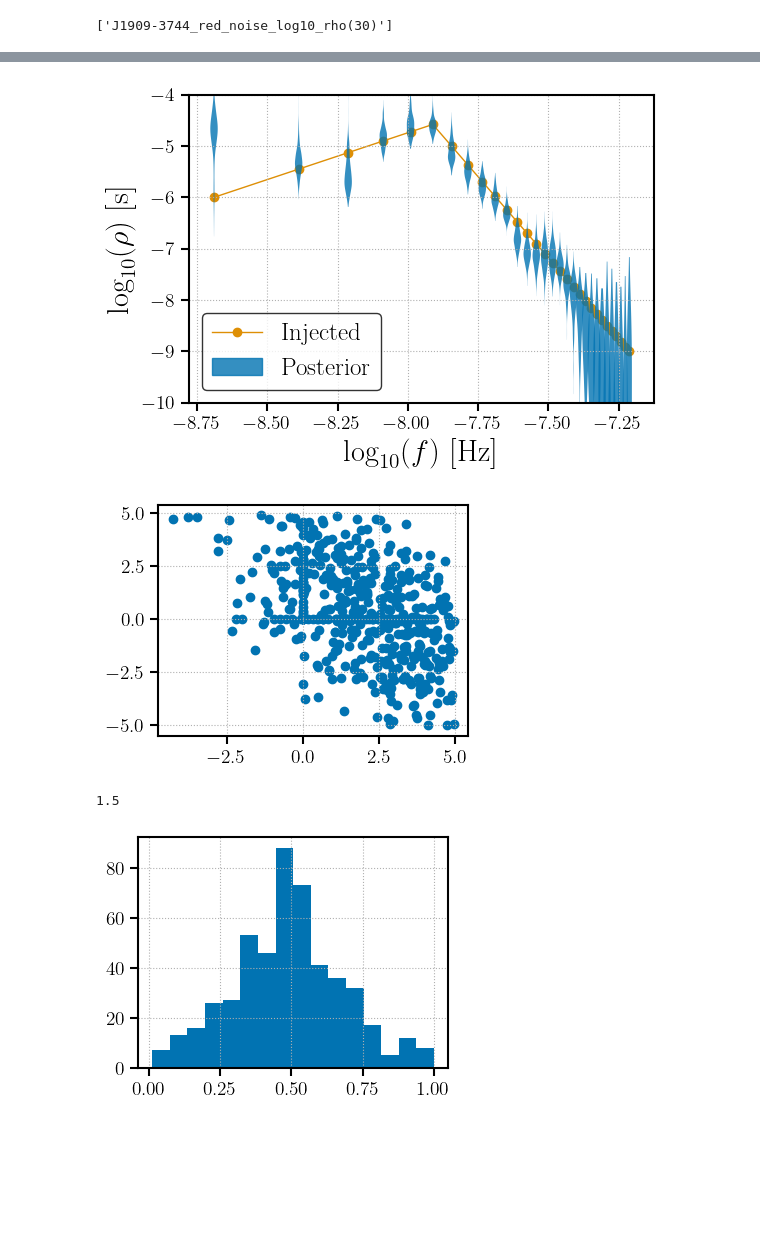
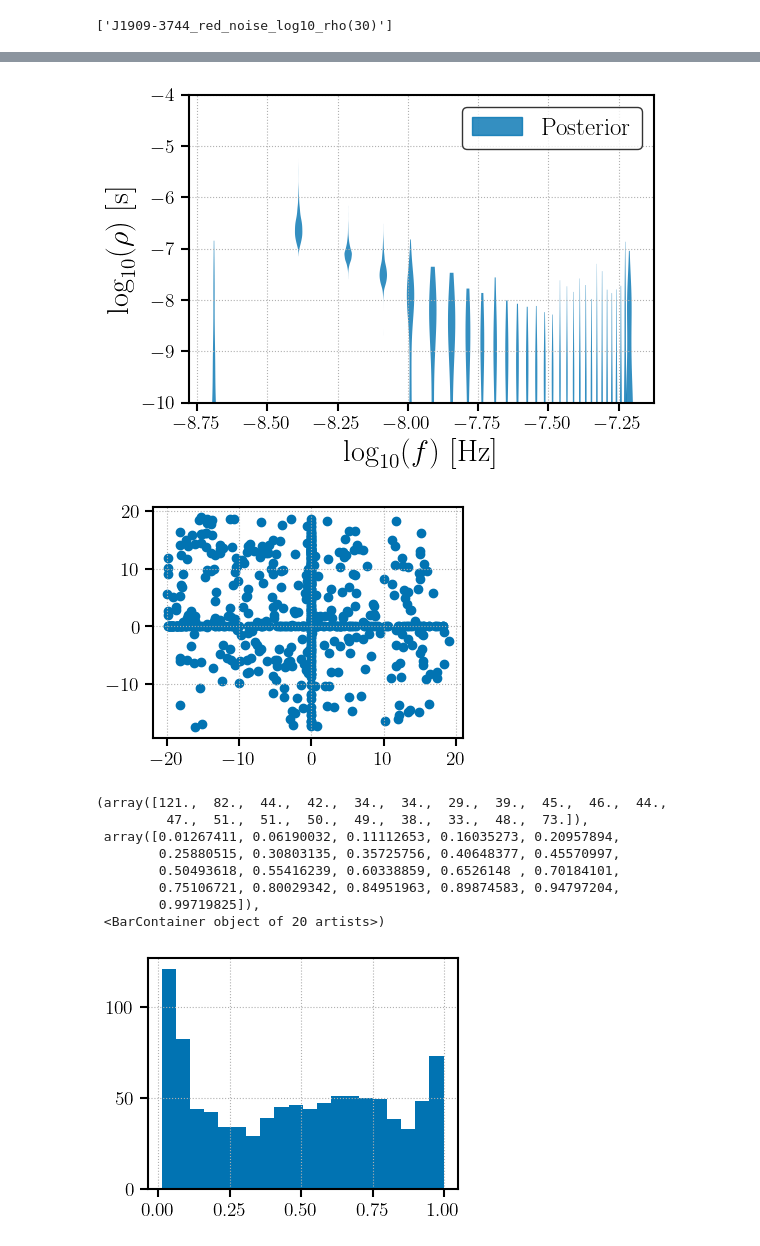
Before and after one commit to meyers-academic/flexible_pta_spectral_models, a Jupyter notebook: notebooks/rn_single_pulsar_broken_powerlaw_javier_sampling.ipynb, the cells around one changed output, grey strips where cells are left out. Drawn from its saved outputs; the diff is of its cells as text; code cells hidden in the pictures; blank space fills up the shorter version.

```diff
--- a/notebooks/rn_single_pulsar_broken_powerlaw_javier_sampling.ipynb
+++ b/notebooks/rn_single_pulsar_broken_powerlaw_javier_sampling.ipynb
@@ -78,8 +116,8 @@ model, gl = lncass_models.create_rn_single_psr_model_javier(psr, n_rn_freqs, con
 # %%
 lncass_outliers_sampler = infer.MCMC(
-    infer.NUTS(model, max_tree_depth=10),
-    num_warmup=500,
-    num_samples=500,
+    infer.NUTS(model, max_tree_depth=10, target_accept_prob=0.99),
+    num_warmup=5000,
+    num_samples=1000,
     num_chains=1,
     progress_bar=True,chain_method='vectorized'
 )
@@ -116,7 +158,7 @@ parts = plt.violinplot(samples['log10_rho'].squeeze(), showextrema=False, positi
 for b in parts['bodies']:
     b.set_alpha(0.8)
 # plt.plot(np.log10(freqs),  , '-o', lw=1)
-plt.plot(np.log10(freqs), injection, '-o', lw=1, label='Injected', zorder=-100)
+# plt.plot(np.log10(freqs), injection, '-o', lw=1, label='Injected', zorder=-100)
 plt.fill_between([], [], [], color='C0', alpha=0.8, label='Posterior')
 plt.xlabel("$\log_{10}(f)$ [Hz]")
 plt.ylabel("$\log_{10}(\\rho)$ [s]")
@@ -125,20 +167,22 @@ plt.legend()
 plt.savefig("../plots/single_pulsar_broken_powerlaw_injection_recovery.pdf")
 plt.show()
 # %% [output]
-[figure, old version]
+[figure, new version]
 # %%
 plt.scatter(samples['beta_rn'][:, 9], samples['beta_rn'][:, 8])
 # plt.scatter(, bins='auto')
 plt.show()
 # %% [output]
-[figure, old version]
+[figure, new version]
-# %%
-n, bins = np.histogram(samples['beta_rn'][:, 30], bins='auto')
-print((np.sum(n) - np.max(n)) / np.max(n))
-# %% [output]
-1.5
 # %%
-plt.hist(samples['alpha_rn'], bins='auto')
-plt.show()
+plt.hist(samples['alpha_rn'], bins=20)
 # %% [output]
+(array([121.,  82.,  44.,  42.,  34.,  34.,  29.,  39.,  45.,  46.,  44.,
+         47.,  51.,  51.,  50.,  49.,  38.,  33.,  48.,  73.]),
+ array([0.01267411, 0.06190032, 0.11112653, 0.16035273, 0.20957894,
+        0.25880515, 0.30803135, 0.35725756, 0.40648377, 0.45570997,
+        0.50493618, 0.55416239, 0.60338859, 0.6526148 , 0.70184101,
+        0.75106721, 0.80029342, 0.84951963, 0.89874583, 0.94797204,
+        0.99719825]),
+ <BarContainer object of 20 artists>)
-[figure, old version]
+[figure, new version]
```
Also changed, not shown: parts of 50 cells of this notebook, 1 other file.
